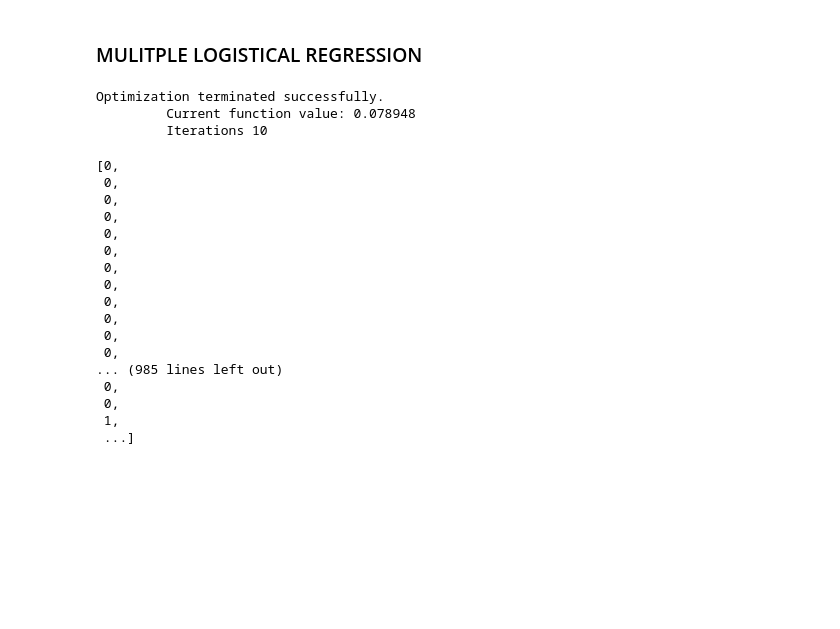
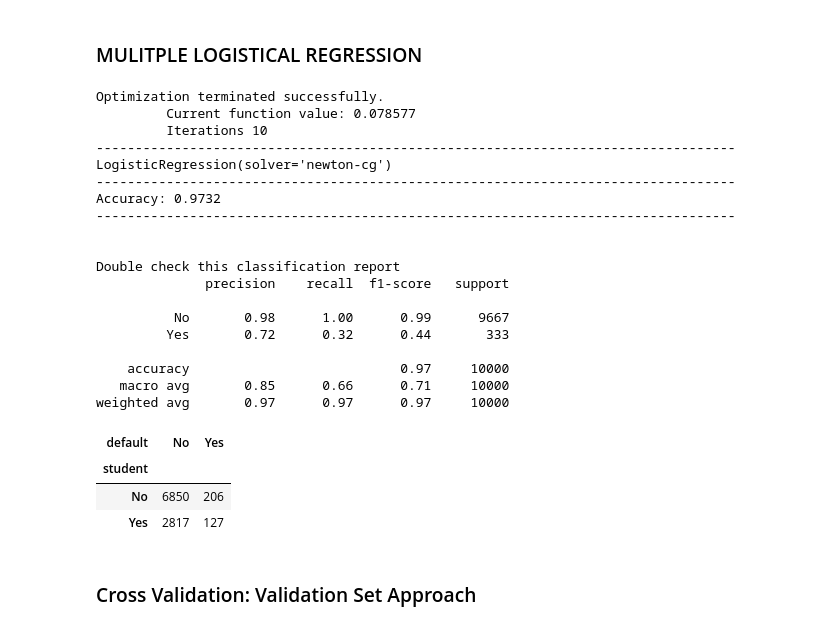
Before and after one commit to xz-bruh-bwe/EE_257, a Jupyter notebook: %ML_PATH_EE257%/EE257_env/Assignments/Hw4/Hw4_Problem2.ipynb, the cells around one changed output. Cells and saved outputs as stored; diff of their text form; code cells hidden in the pictures; blank space fills up the shorter version.

```diff
--- a/%ML_PATH_EE257%/EE257_env/Assignments/Hw4/Hw4_Problem2.ipynb
+++ b/%ML_PATH_EE257%/EE257_env/Assignments/Hw4/Hw4_Problem2.ipynb
@@ -139,33 +187,57 @@ memory usage: 546.9+ KB
 # %%
 # MULITPLE LOGISTICAL REGRESSION
 
-X_train_mlogreg = sm.add_constant(df[['balance', 'income']])
+X_train_mlogreg = sm.add_constant(df[['balance', 'income', 'student2']])
 
-est_mlogreg = smf.logit("default2 ~ balance + income", data = df).fit()
+est_mlogreg = smf.logit("default2 ~ balance + income + student2", data = df).fit()
 
 est_mlogreg.summary2().tables[1]
 
-y_pred_prob = est.predict(X_train_mlogreg)
-y_pred = [ 0 if x < 0.5 else 1 for x in y_pred_prob]
-y_pred
+y_pred_prob = est_mlogreg.predict(X_train_mlogreg)
+
+y_pred_mult = [ 0 if x < 0.5 else 1 for x in y_pred_prob] # This  sets the threshold bondaries for the classification solutions
+
+print('----------------------------------------------------------------------------------')
+print(clf)
+#print('classes: ',est_mlogreg.classes_)   These are not attributes of the logit function...
+#print('coefficients: ',est_mlogreg.coef_)  These are not attributes of the logit function...
+#print('intercept :', est_mlogreg.intercept_)  These are not attributes of the logit function...
+print('----------------------------------------------------------------------------------')
+accuracy = accuracy_score(y, y_pred_mult)
+print("Accuracy:", accuracy)
+print('----------------------------------------------------------------------------------')
+#print classification report
+print('\n')
+print('Double check this classification report')
+print(classification_report(y, y_pred_mult, target_names=['No', 'Yes']))
 # %% [output]
 Optimization terminated successfully.
-         Current function value: 0.078948
+         Current function value: 0.078577
          Iterations 10
+----------------------------------------------------------------------------------
+LogisticRegression(solver='newton-cg')
+----------------------------------------------------------------------------------
+Accuracy: 0.9732
+----------------------------------------------------------------------------------
+
+
+Double check this classification report
+              precision    recall  f1-score   support
+
+          No       0.98      1.00      0.99      9667
+         Yes       0.72      0.32      0.44       333
+
+    accuracy                           0.97     10000
+   macro avg       0.85      0.66      0.71     10000
+weighted avg       0.97      0.97      0.97     10000
-[0,
- 0,
- 0,
- 0,
- 0,
- 0,
- 0,
- 0,
- 0,
- 0,
- 0,
- 0,
-... (985 lines left out)
- 0,
- 0,
- 1,
- ...]
+# %%
+confusion_matrix(y, y_pred_mult)
+
+df.groupby(['student','default']).size().unstack('default')
+# %% [output]
+| default | No | Yes |
+| student |  |  |
+| No | 6850 | 206 |
+| Yes | 2817 | 127 |
+# %% [markdown]
+### Cross Validation: Validation Set Approach
```
Also changed, not shown: parts of 20 cells of this notebook, 5 other files.
